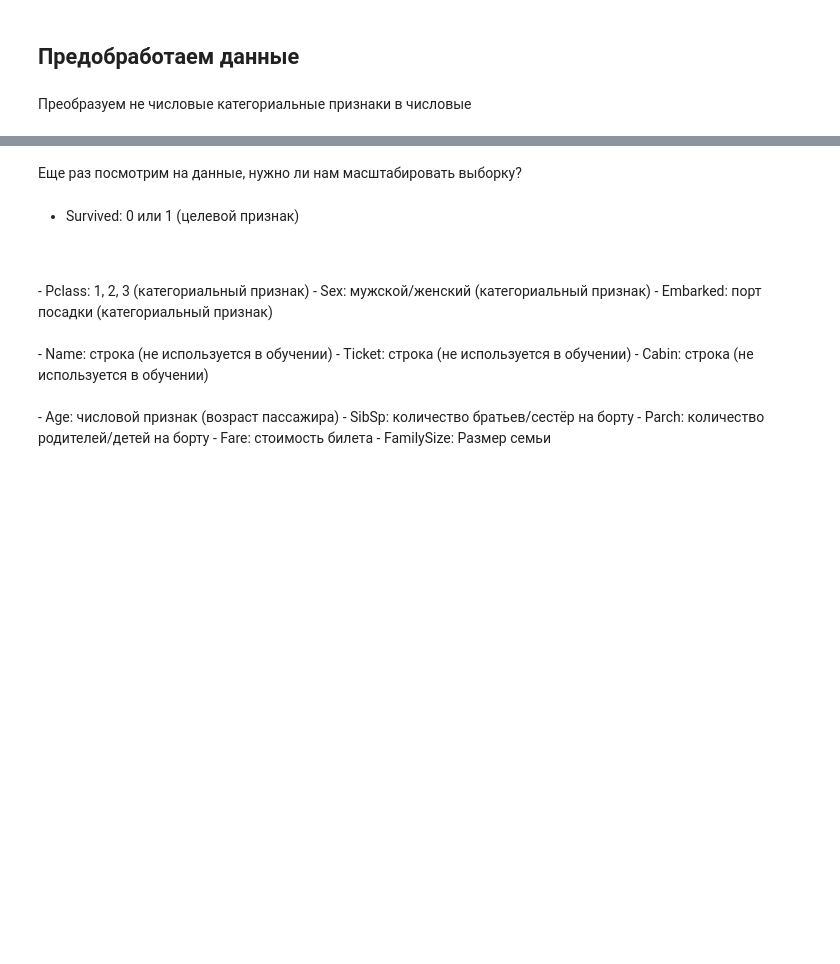
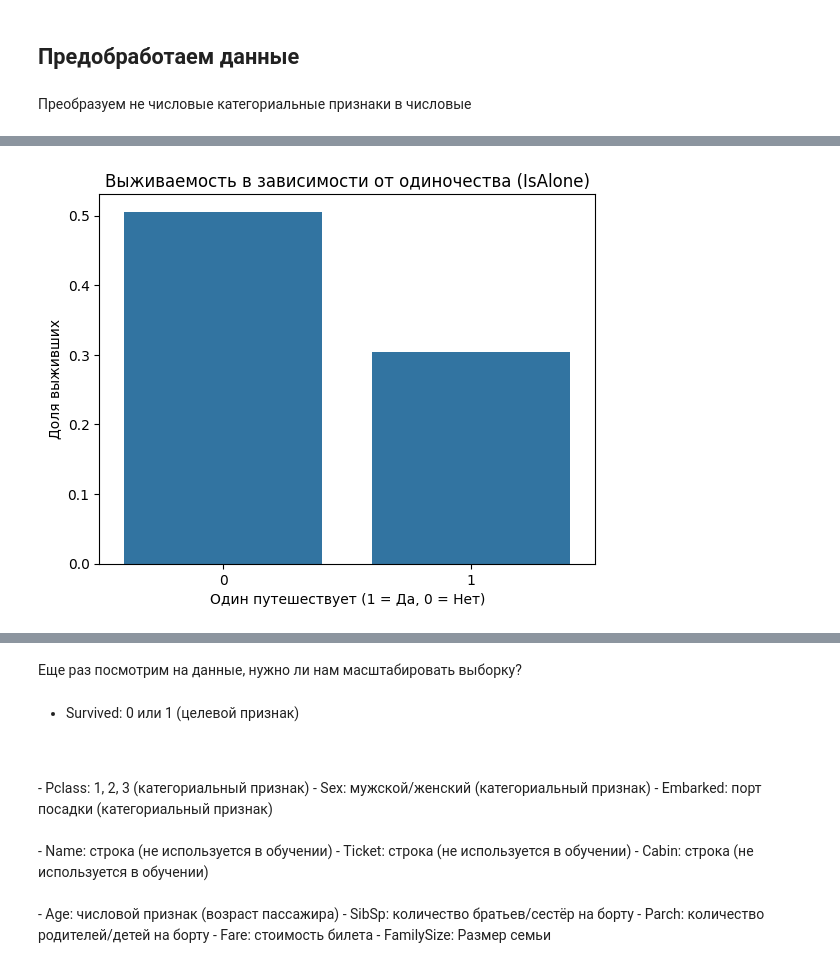
Before and after one commit to touge13/spbuPythonCourse, a Jupyter notebook: project/titanic/titanic.ipynb, the cells around one changed output, grey strips where cells are left out. Saved outputs shown, nothing was run; the diff lists cells and outputs as text; code cells hidden in the pictures; blank space fills up the shorter version.

```diff
--- a/project/titanic/titanic.ipynb
+++ b/project/titanic/titanic.ipynb
@@ -119,0 +135,10 @@ plt.show()
+# %%
+data['IsAlone'] = (data['FamilySize'] == 1).astype(int)
+
+sns.barplot(data=data, x='IsAlone', y='Survived', errorbar=None)
+plt.title("Выживаемость в зависимости от одиночества (IsAlone)")
+plt.xlabel("Один путешествует (1 = Да, 0 = Нет)")
+plt.ylabel("Доля выживших")
+plt.show()
+# %% [output]
+[figure, added]
```
Also changed, not shown: parts of 44 cells of this notebook, 2 other files.
